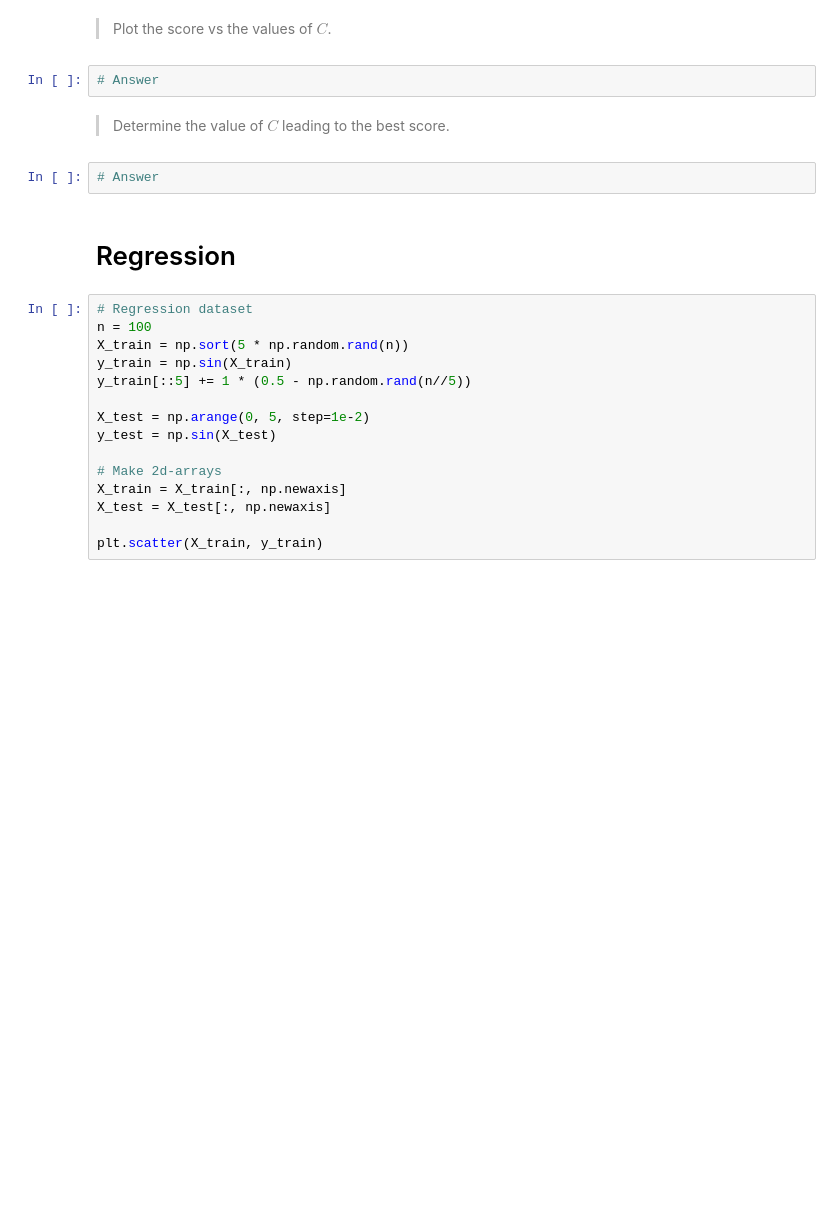
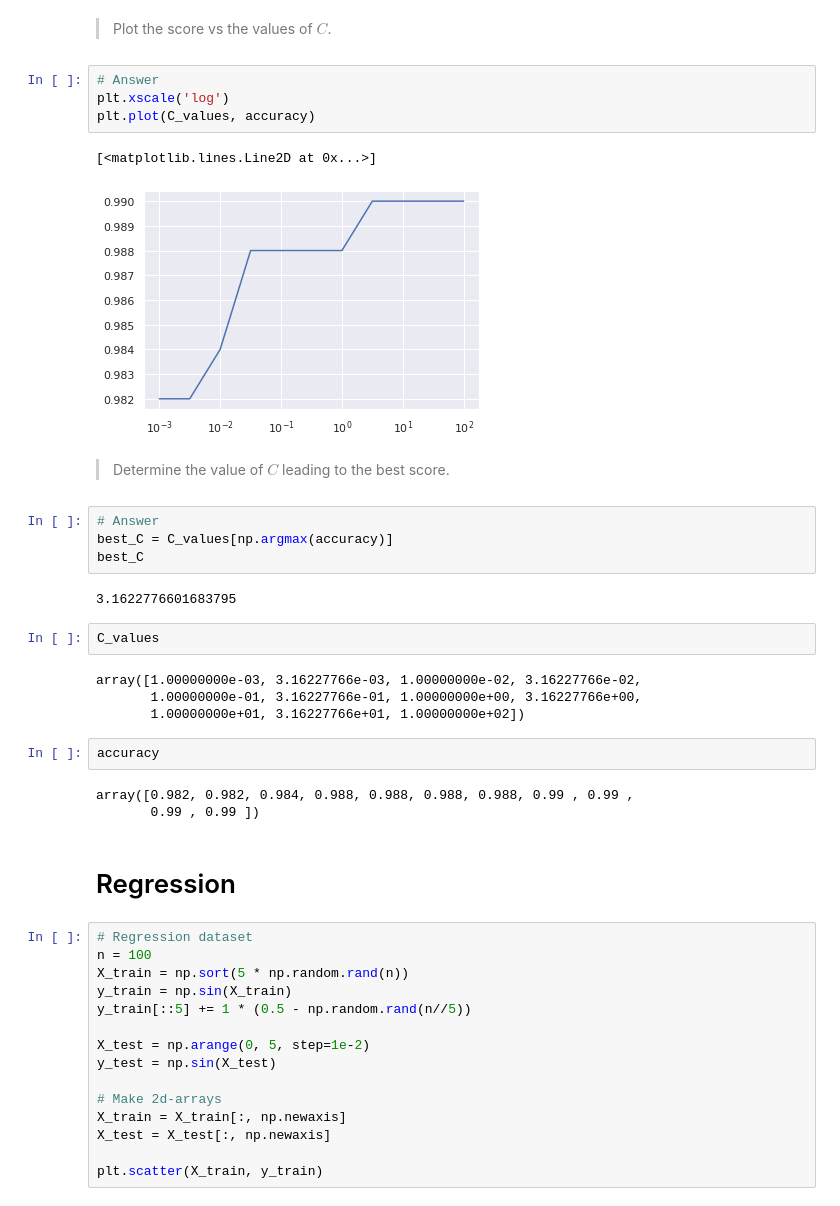
Before and after one commit to YunfeiZHAO/m2a_sorbonne, a Jupyter notebook: TP/IAS/TP02/2-SVM_student.ipynb, the cells around one changed output. Saved outputs shown, nothing was run; the diff lists cells and outputs as text; blank space fills up the shorter version.

```diff
--- a/TP/IAS/TP02/2-SVM_student.ipynb
+++ b/TP/IAS/TP02/2-SVM_student.ipynb
@@ -93,11 +131,31 @@ plotXY(X, y)
 # %% [markdown]
 >Plot the score vs the values of $C$.
-# %%
-# Answer
+# %%
+# Answer
+plt.xscale('log')
+plt.plot(C_values, accuracy)
+# %% [output]
+[<matplotlib.lines.Line2D at 0x...>]
+[figure, added]
 # %% [markdown]
 >Determine the value of $C$ leading to the best score.
-# %%
-# Answer
+# %%
+# Answer
+best_C = C_values[np.argmax(accuracy)]
+best_C
+# %% [output]
+3.1622776601683795
+# %%
+C_values
+# %% [output]
+array([1.00000000e-03, 3.16227766e-03, 1.00000000e-02, 3.16227766e-02,
+       1.00000000e-01, 3.16227766e-01, 1.00000000e+00, 3.16227766e+00,
+       1.00000000e+01, 3.16227766e+01, 1.00000000e+02])
+# %%
+accuracy
+# %% [output]
+array([0.982, 0.982, 0.984, 0.988, 0.988, 0.988, 0.988, 0.99 , 0.99 ,
+       0.99 , 0.99 ])
 # %% [markdown]
 # Regression <a id="part3"></a>
 # %%
```
Also changed, not shown: parts of 12 cells of this notebook, 2 other files.
